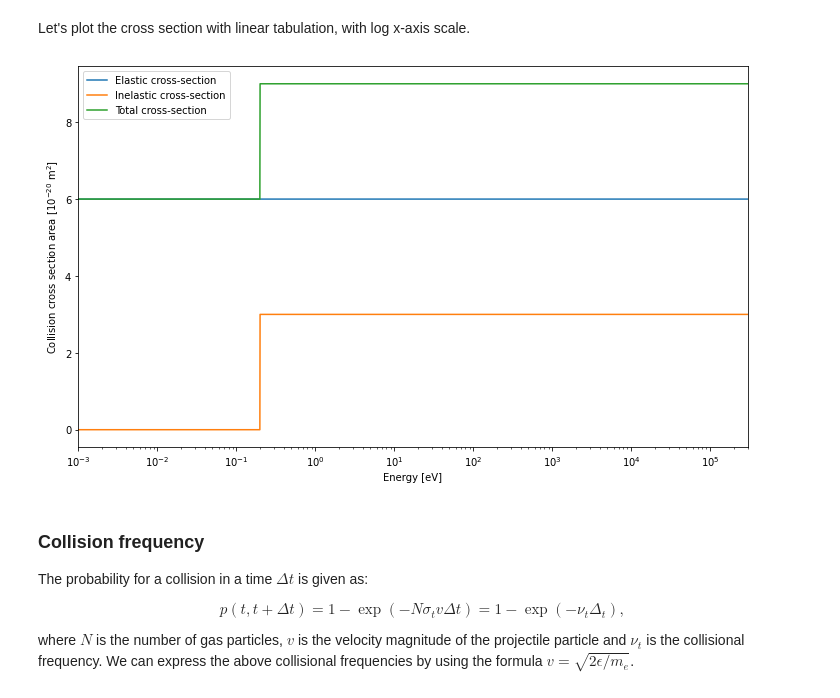
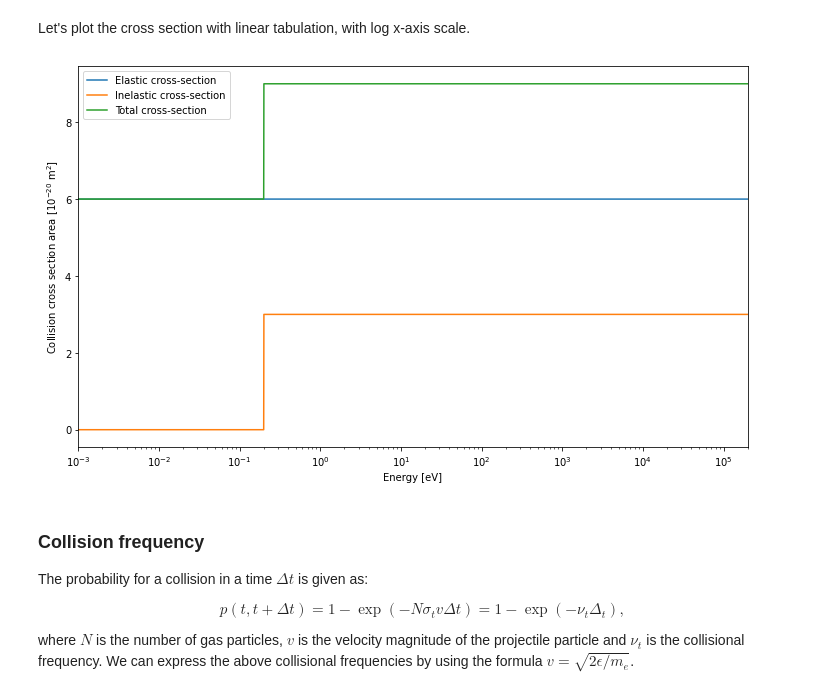
Before and after one commit to GinkoBalboa/parfis, a Jupyter notebook: doc/sphinx/source/collisional_files/generating_simple_cross_sections.ipynb, the cells around one changed output. Cells and saved outputs as stored; diff of their text form; code cells hidden in the pictures.

```diff
--- a/doc/sphinx/source/collisional_files/generating_simple_cross_sections.ipynb
+++ b/doc/sphinx/source/collisional_files/generating_simple_cross_sections.ipynb
@@ -47,7 +47,7 @@ import matplotlib.pyplot as plt
 import numpy as np
 
 nbin = 10000 # number of bins
-xmax = 342_000
+xmax = 114_000
 dx = np.log10(xmax)/nbin # dx for the linear axis
 xvec = [np.power(i*dx, 10) for i in range(nbin)]
 
@@ -72,18 +72,18 @@ Let's plot the cross section with linear tabulation, with log x-axis scale.
 # %%
 fig, ax = plt.subplots(1, 1, figsize=(12, 7))
 
 ax.plot(xl, yle, label="Elastic cross-section")
 ax.plot(xl, yli, label="Inelastic cross-section")
 ax.plot(xl, ylt, label="Total cross-section")
 ax.set_xscale("log")
-ax.set_xlim(0.001, 300_000)
+ax.set_xlim(0.001, 200_000)
 ax.set_xlabel("Energy [eV]")
 ax.set_ylabel("Collision cross section area [$10^{-20}$ $\mathrm{m}^2$]")
 ax.legend()
 
 plt.show()
 # %% [output]
-[figure, old version]
+[figure, new version]
 # %% [markdown]
 ### Collision frequency
 
```
Also changed, not shown: parts of 7 cells of this notebook, 7 other files.
